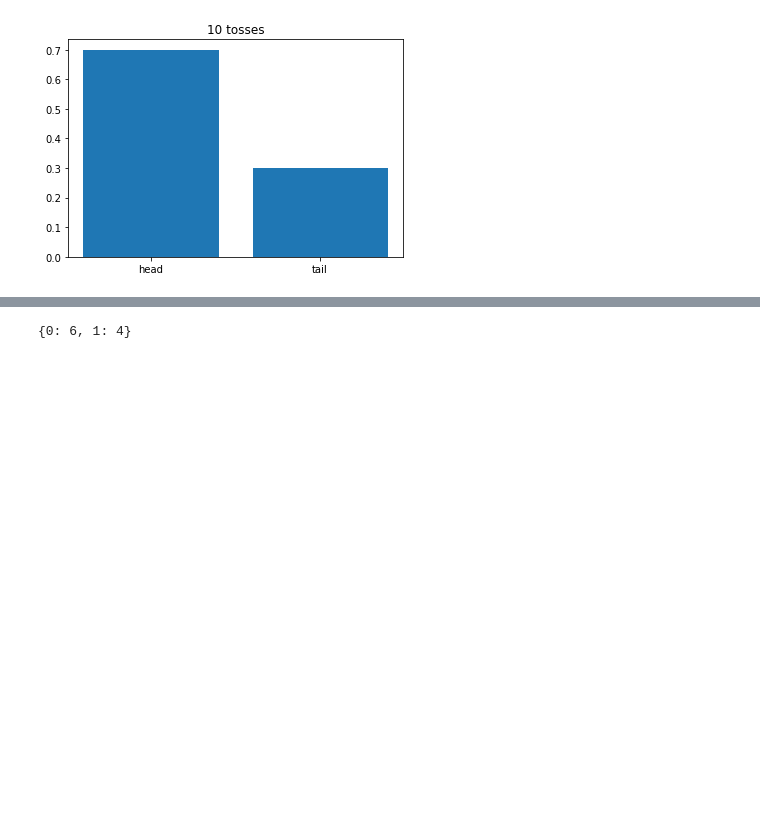
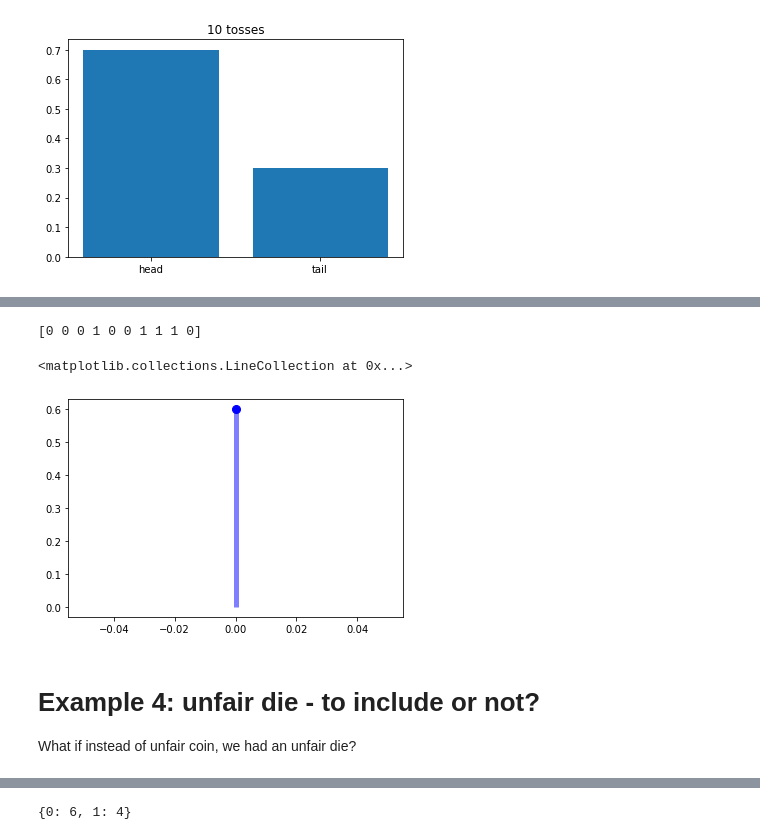
Before and after one commit to uio-bmi/stats_for_cs, a Jupyter notebook: ProbabilityIntro.ipynb, the cells around one changed output, grey strips where cells are left out. Drawn from its saved outputs; the diff is of its cells as text; code cells hidden in the pictures; blank space fills up the shorter version.

Commit message:
add more examples

```diff
--- a/ProbabilityIntro.ipynb
+++ b/ProbabilityIntro.ipynb
@@ -114,0 +147,23 @@ plot_outcomes_normalized(outcomes_summary)
+# %%
+# do we always have to estimate? can we sometimes compute directly?
+
+# there is specific probability distribution that can describe this
+
+p_head = 0.4
+
+print(bernoulli.rvs(p_head, size=10))
+
+x = np.arange(bernoulli.ppf(0.01, p_head),
+              bernoulli.ppf(0.99, p_head))
+
+fig, ax = plt.subplots(1, 1)
+ax.plot(x, bernoulli.pmf(x, p_head), 'bo', ms=8, label='bernoulli pmf')
+ax.vlines(x, 0, bernoulli.pmf(x, p_head), colors='b', lw=5, alpha=0.5)
+# %% [output]
+[0 0 0 1 0 0 1 1 1 0]
+<matplotlib.collections.LineCollection at 0x...>
+[figure, added]
+# %% [markdown]
+# Example 4: unfair die - to include or not?
+
+What if instead of unfair coin, we had an unfair die?
```
Also changed, not shown: parts of 17 cells of this notebook.
